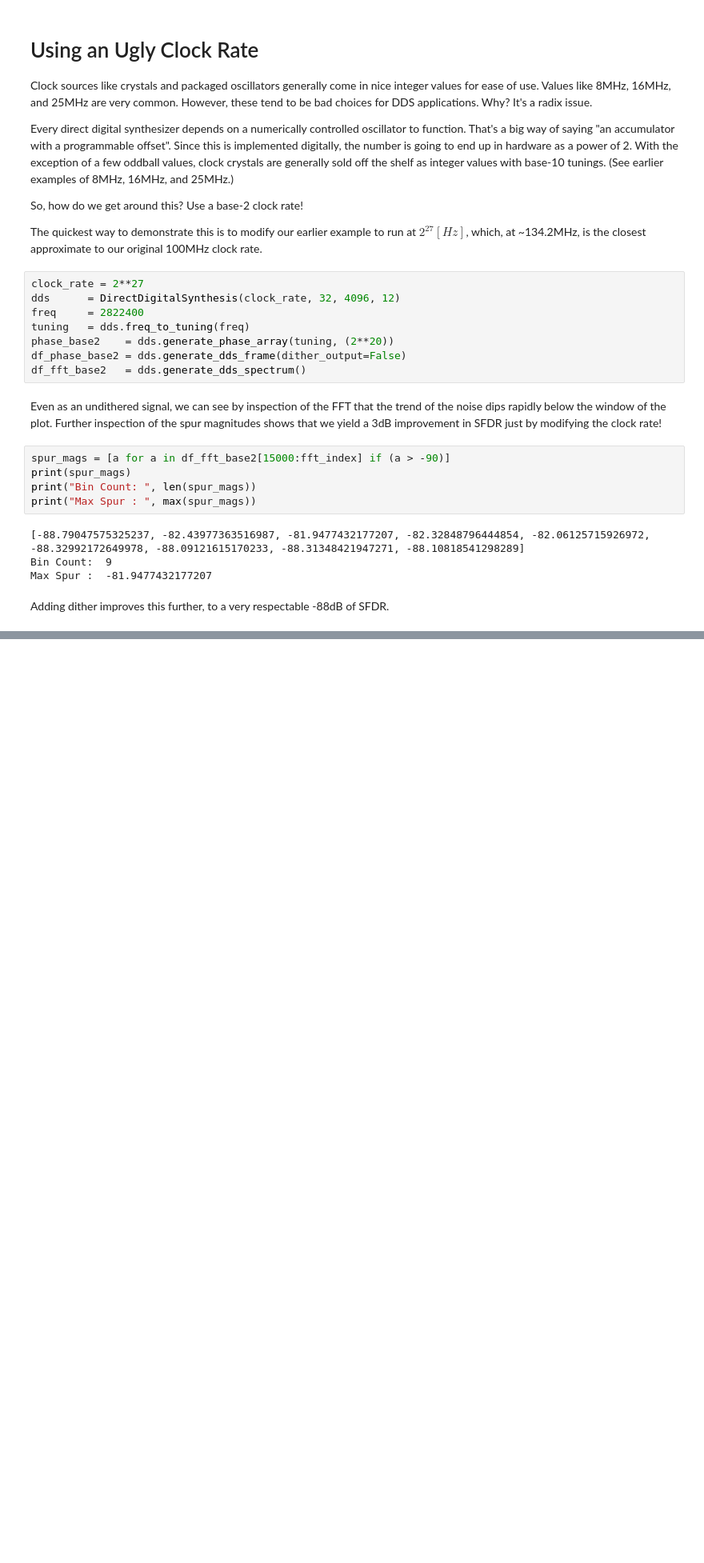
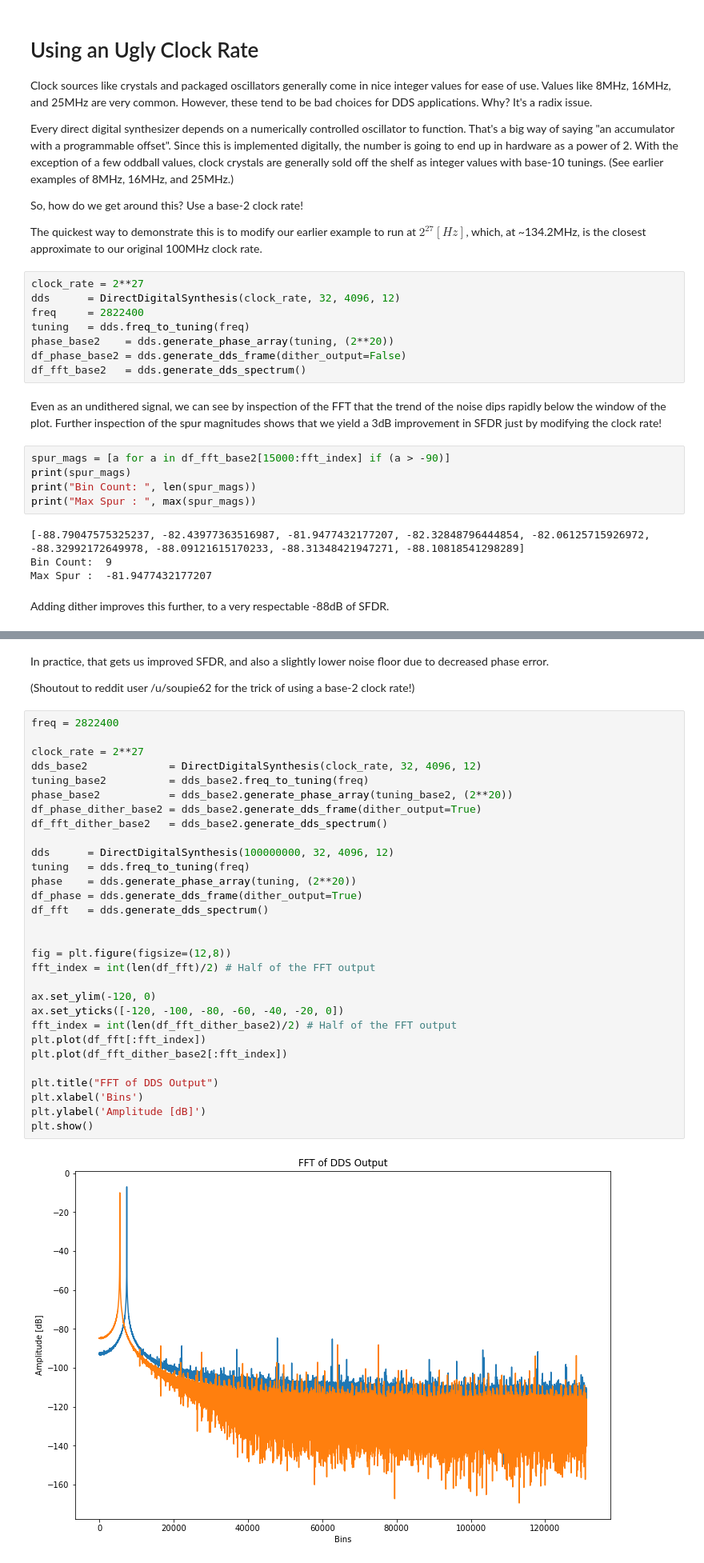
Before and after one commit to Cushychicken/dds-engine, a Jupyter notebook: tools/dds-model-improving-sfdr-in-dds.ipynb, the cells around one changed output, grey strips where cells are left out. Shown at 80% size. Saved outputs shown, nothing was run; the diff lists cells and outputs as text; blank space fills up the shorter version.

Commit message:
Added more notes to improving sfdr

```diff
--- a/tools/dds-model-improving-sfdr-in-dds.ipynb
+++ b/tools/dds-model-improving-sfdr-in-dds.ipynb
@@ -230,0 +248,36 @@ One good way to reduce noise in a DDS is to simply increase the bit depth of the
+# %% [markdown]
+In practice, that gets us improved SFDR, and also a slightly lower noise floor due to decreased phase error.
+
+(Shoutout to reddit user /u/soupie62 for the trick of using a base-2 clock rate!)
+# %%
+freq = 2822400
+
+clock_rate = 2**27
+dds_base2             = DirectDigitalSynthesis(clock_rate, 32, 4096, 12)
+tuning_base2          = dds_base2.freq_to_tuning(freq)
+phase_base2           = dds_base2.generate_phase_array(tuning_base2, (2**20))
+df_phase_dither_base2 = dds_base2.generate_dds_frame(dither_output=True)
+df_fft_dither_base2   = dds_base2.generate_dds_spectrum()
+
+dds      = DirectDigitalSynthesis(100000000, 32, 4096, 12)
+tuning   = dds.freq_to_tuning(freq)
+phase    = dds.generate_phase_array(tuning, (2**20))
+df_phase = dds.generate_dds_frame(dither_output=True)
+df_fft   = dds.generate_dds_spectrum()
+
+
+fig = plt.figure(figsize=(12,8))
+fft_index = int(len(df_fft)/2) # Half of the FFT output
+
+ax.set_ylim(-120, 0)
+ax.set_yticks([-120, -100, -80, -60, -40, -20, 0])
+fft_index = int(len(df_fft_dither_base2)/2) # Half of the FFT output
+plt.plot(df_fft[:fft_index])
+plt.plot(df_fft_dither_base2[:fft_index])
+
+plt.title("FFT of DDS Output")
+plt.xlabel('Bins')
+plt.ylabel('Amplitude [dB]')
+plt.show()
+# %% [output]
+[figure, added]
```
Also changed, not shown: parts of 13 cells of this notebook.
